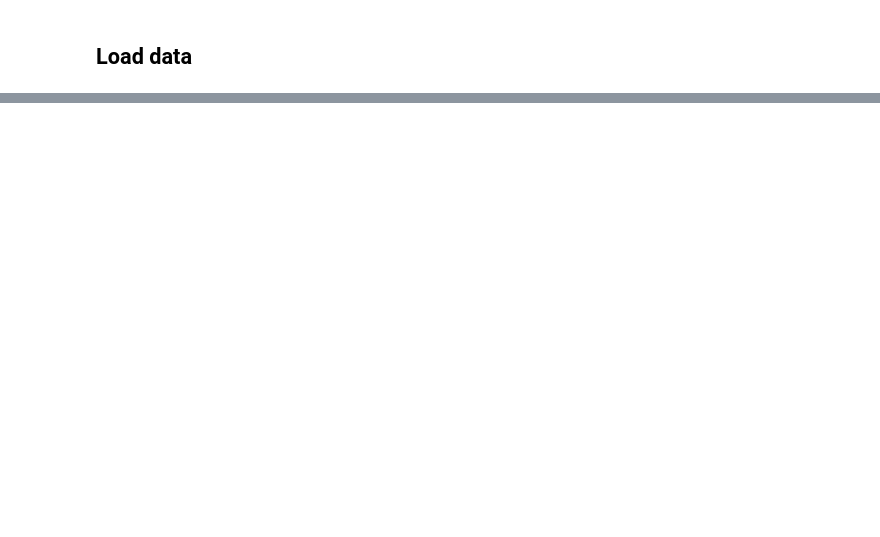
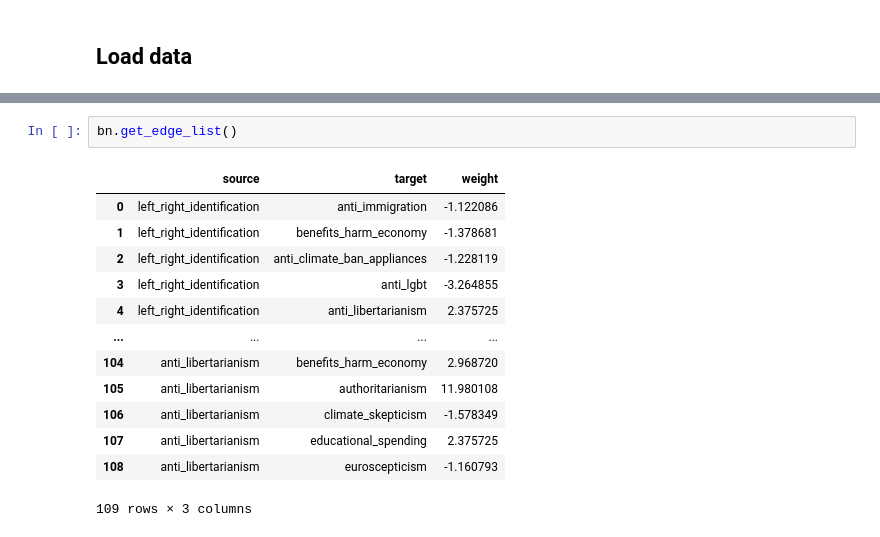
Before and after one commit to IrinaMonaEpure/C72H-SimPol, a Jupyter notebook: inference/notebooks/data-exploration.ipynb, the cells around one changed output, grey strips where cells are left out. Cells and saved outputs as stored; diff of their text form; blank space fills up the shorter version.

```diff
--- a/inference/notebooks/data-exploration.ipynb
+++ b/inference/notebooks/data-exploration.ipynb
@@ -69,0 +81,16 @@ dtype: float64
+# %%
+bn.get_edge_list()
+# %% [output]
+|  | source | target | weight |
+| 0 | left_right_identification | anti_immigration | -1.122086 |
+| 1 | left_right_identification | benefits_harm_economy | -1.378681 |
+| 2 | left_right_identification | anti_climate_ban_appliances | -1.228119 |
+| 3 | left_right_identification | anti_lgbt | -3.264855 |
+| 4 | left_right_identification | anti_libertarianism | 2.375725 |
+| ... | ... | ... | ... |
+| 104 | anti_libertarianism | benefits_harm_economy | 2.968720 |
+| 105 | anti_libertarianism | authoritarianism | 11.980108 |
+| 106 | anti_libertarianism | climate_skepticism | -1.578349 |
+| 107 | anti_libertarianism | educational_spending | 2.375725 |
+| 108 | anti_libertarianism | euroscepticism | -1.160793 |
+109 rows × 3 columns
```
Also changed, not shown: parts of 7 cells of this notebook, 4 other files.
